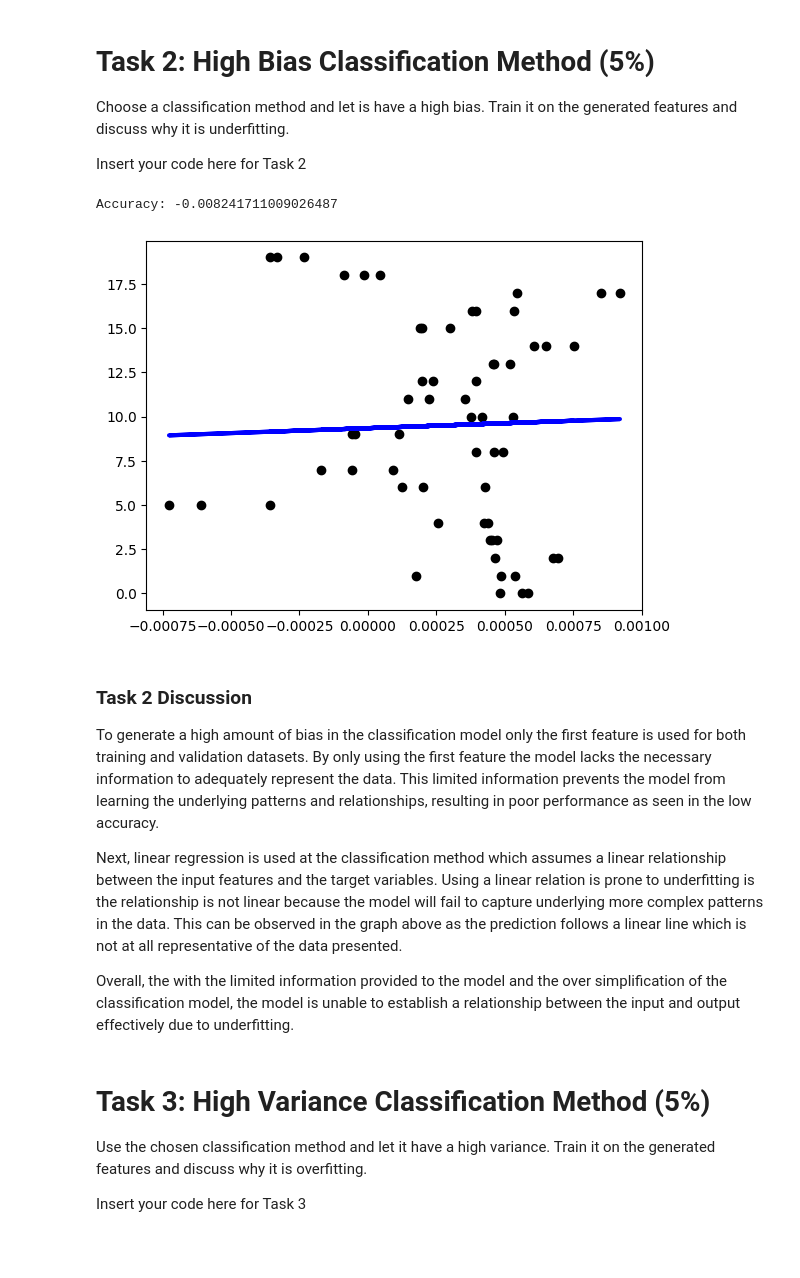
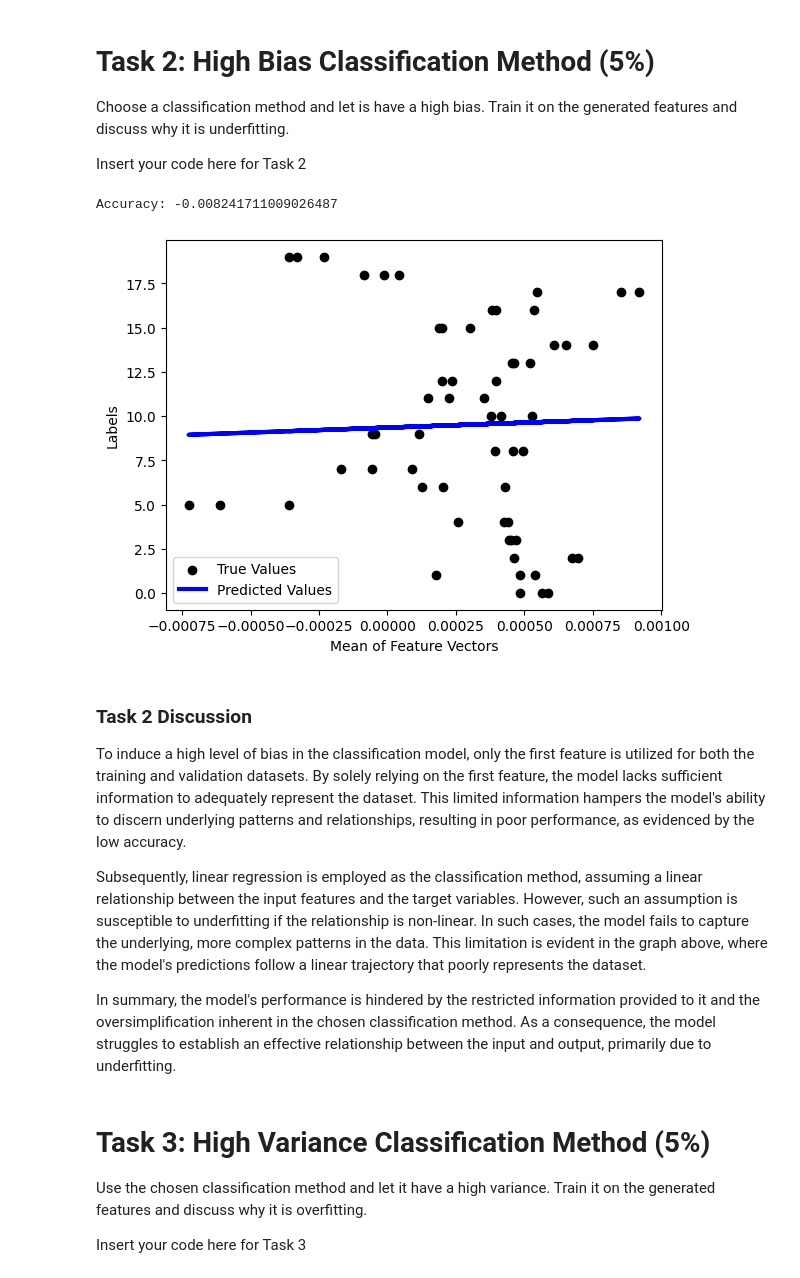
Before and after one commit to coopercole/syde522_assign1, a Jupyter notebook: Assignment1.ipynb, the cells around one changed output. Saved outputs shown, nothing was run; the diff lists cells and outputs as text; code cells hidden in the pictures; blank space fills up the shorter version.

Commit message:
Make small accuracy improvements by tuning variables and removed unnecessary comments. Also added added more robust discussions.

```diff
--- a/Assignment1.ipynb
+++ b/Assignment1.ipynb
@@ -127,43 +128,39 @@ Train it on the generated features and discuss why it is underfitting.
 Insert your code here for Task 2
 # %%
 from sklearn.linear_model import LinearRegression
-from sklearn.model_selection import train_test_split
 import matplotlib.pyplot as plt
 
 # Split the data into training and validation sets and only select first feature for high bias
 biased_X_train = train_feature_vectors[:, :1]
 y_train = train_labels
 biased_X_val = validate_feature_vectors[:, :1]
 y_val = validate_labels
 
-# Create a linear regression model with high bias
 clf = LinearRegression()
-
-# Train the model on the training data
 clf.fit(biased_X_train, y_train)
-
-# prediction for plotting
 pred_values = clf.predict(biased_X_val)
 
-# Evaluate the model on the validation data
+# Evaluate the model based on the validation data
 accuracy = clf.score(biased_X_val, y_val)
 print("Accuracy:", accuracy)
 
-plt.scatter(biased_X_val, y_val, color="black")
-plt.plot(biased_X_val, pred_values, color="blue", linewidth=3)
-
+plt.scatter(biased_X_val, y_val, color="black", label="True Values")
+plt.plot(biased_X_val, pred_values, color="blue", linewidth=3, label="Predicted Values")
+plt.xlabel('Mean of Feature Vectors')
+plt.ylabel('Labels')
+plt.legend()
 plt.show()
 # %% [output]
 Accuracy: -0.008241711009026487
-[figure, old version]
+[figure, new version]
 # %% [markdown]
 ### Task 2 Discussion
 
-To generate a high amount of bias in the classification model only the first feature is used for both training and validation datasets. By only using the first feature the model lacks the necessary information to adequately represent the data. This limited information prevents the model from learning the underlying patterns and relationships, resulting in poor performance as seen in the low accuracy.
+To induce a high level of bias in the classification model, only the first feature is utilized for both the training and validation datasets. By solely relying on the first feature, the model lacks sufficient information to adequately represent the dataset. This limited information hampers the model's ability to discern underlying patterns and relationships, resulting in poor performance, as evidenced by the low accuracy.
 
-Next, linear regression is used at the classification method which assumes a linear relationship between the input features and the target variables. Using a linear relation is prone to underfitting is the relationship is not linear because the model will fail to capture underlying more complex patterns in the data. This can be observed in the graph above as the prediction follows a linear line which is not at all representative of the data presented.
+Subsequently, linear regression is employed as the classification method, assuming a linear relationship between the input features and the target variables. However, such an assumption is susceptible to underfitting if the relationship is non-linear. In such cases, the model fails to capture the underlying, more complex patterns in the data. This limitation is evident in the graph above, where the model's predictions follow a linear trajectory that poorly represents the dataset.
 
-Overall, the with the limited information provided to the model and the over simplification of the classification model, the model is unable to establish a relationship between the input and output effectively due to underfitting.
+In summary, the model's performance is hindered by the restricted information provided to it and the oversimplification inherent in the chosen classification method. As a consequence, the model struggles to establish an effective relationship between the input and output, primarily due to underfitting.
 # %% [markdown]
 # Task 3: High Variance Classification Method (5%)
 Use the chosen classification method and let it have a high variance.
```
Also changed, not shown: parts of 15 cells of this notebook.
